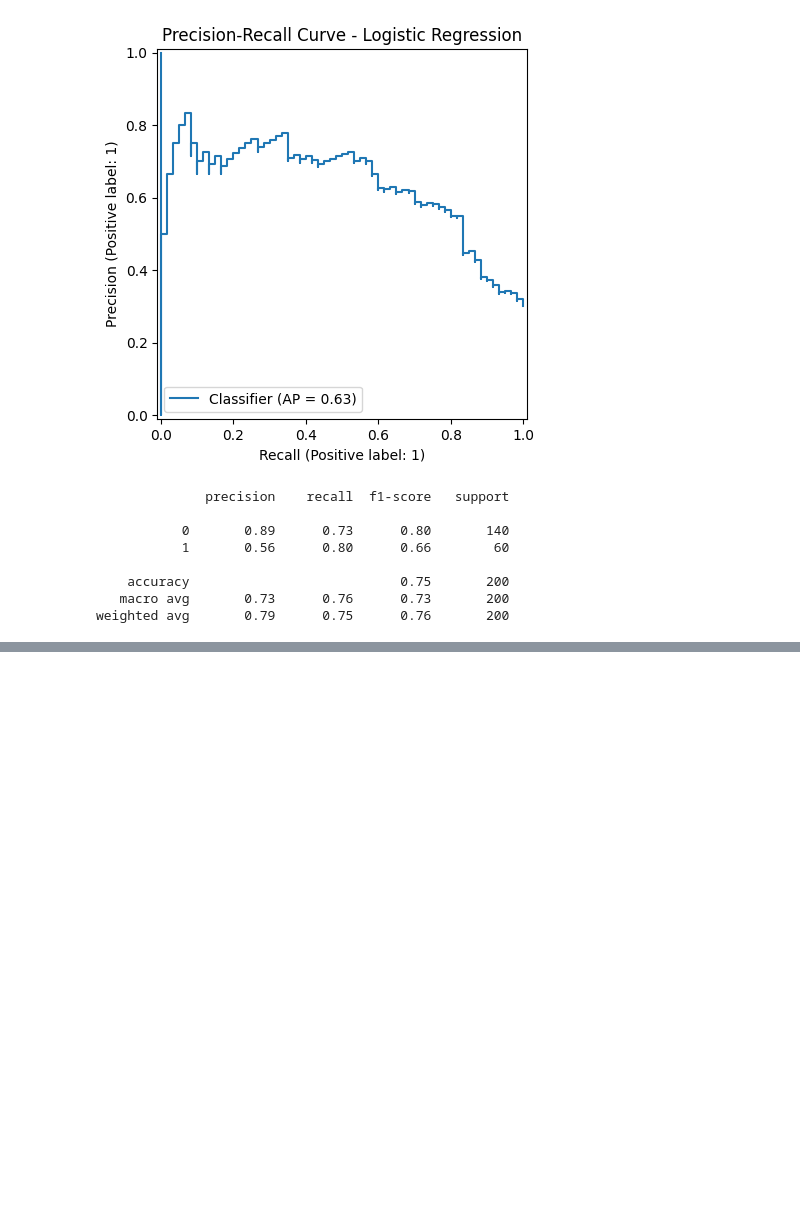
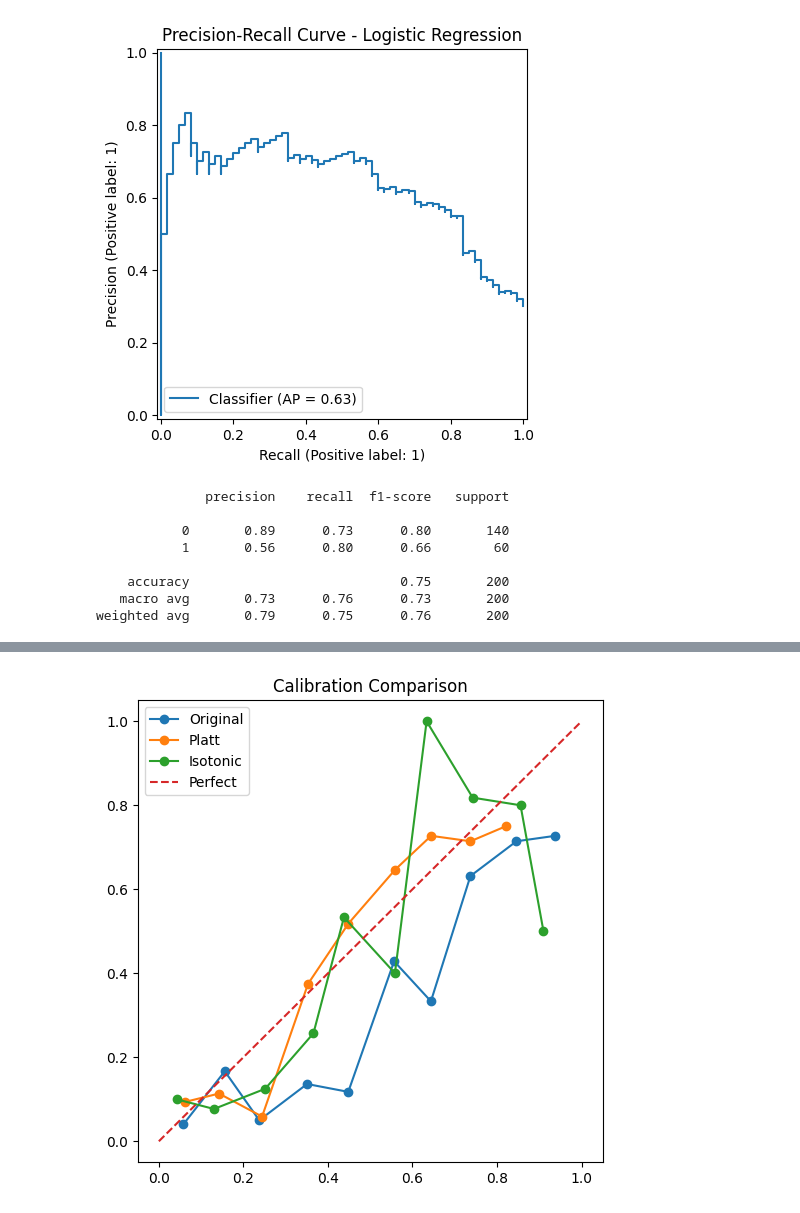
Before and after one commit to avyaktP/uncertainty-ai, a Jupyter notebook: notebooks/data_exploration.ipynb, the cells around one changed output, grey strips where cells are left out. Saved outputs shown, nothing was run; the diff lists cells and outputs as text; code cells hidden in the pictures; blank space fills up the shorter version.

```diff
--- a/notebooks/data_exploration.ipynb
+++ b/notebooks/data_exploration.ipynb
@@ -154,0 +237,21 @@ weighted avg       0.79      0.75      0.76       200
+# %%
+y_test_proba_iso = calibrated_lr_iso.predict_proba(X_test_processed)[:,1]
+# %%
+prob_true_i, prob_pred_i = calibration_curve(
+    y_test,
+    y_test_proba_iso,
+    n_bins=10
+)
+
+plt.figure(figsize=(6,6))
+
+plt.plot(prob_pred, prob_true, 'o-', label="Original")
+plt.plot(prob_pred_s, prob_true_s, 'o-', label="Platt")
+plt.plot(prob_pred_i, prob_true_i, 'o-', label="Isotonic")
+plt.plot([0,1],[0,1],'--',label="Perfect")
+
+plt.legend()
+plt.title("Calibration Comparison")
+plt.show()
+# %% [output]
+[figure, added]
```
Also changed, not shown: parts of 11 cells of this notebook.
